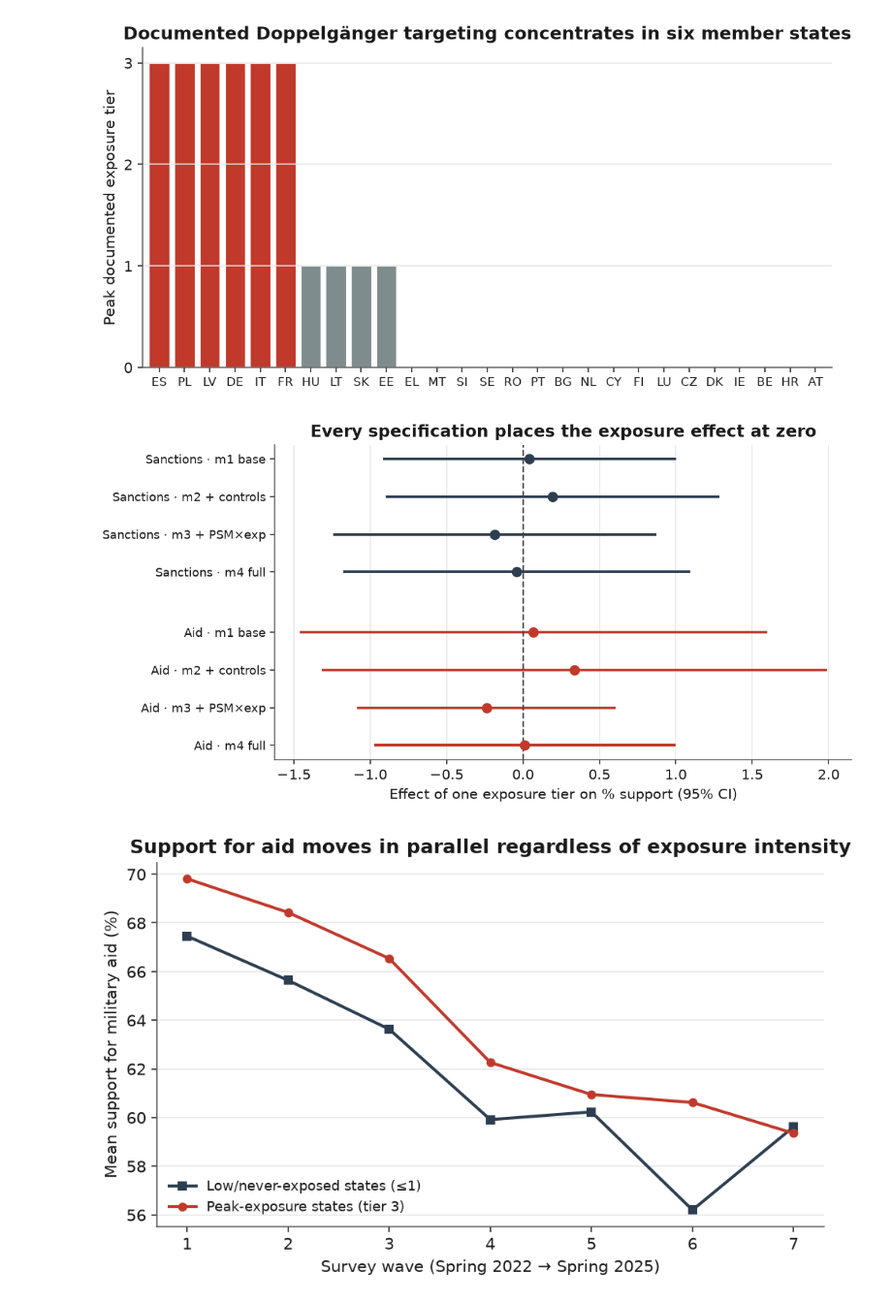
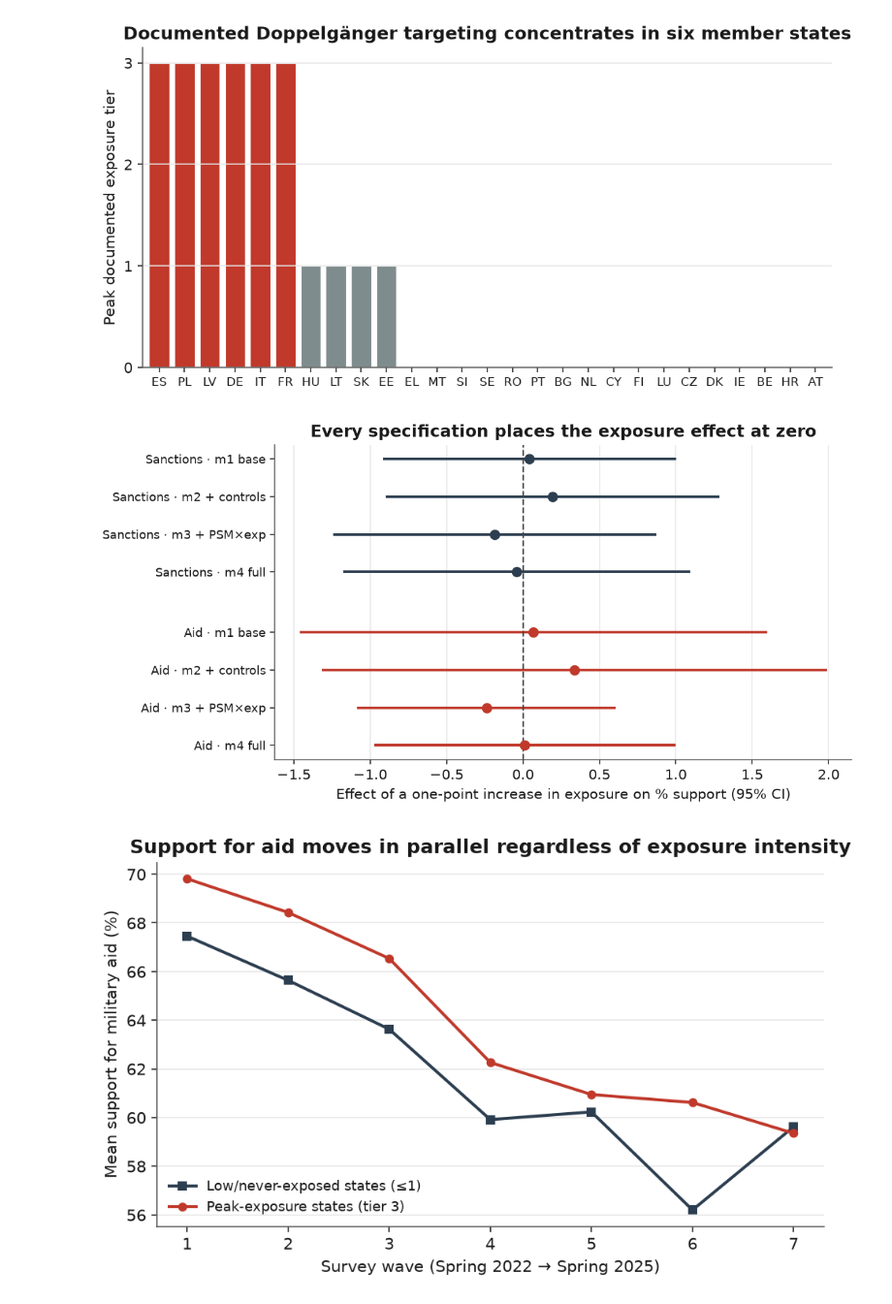
Before and after one commit to kam-eeel/pol380-research, a Jupyter notebook: analysis.ipynb, the cells around one changed output. Shown at 97% size. Cells and saved outputs as stored; diff of their text form; code cells hidden in the pictures.

Commit message:
updated figure captions

```diff
--- a/analysis.ipynb
+++ b/analysis.ipynb
@@ -817,35 +817,35 @@ specs = [("m1 base", "exposure"),
          ("m3 + PSM×exp", "exposure + exposure:psm_z"),
          ("m4 full", "exposure + exposure:psm_z + gdp_pc + hicp + displaced_share")]
 
 rows = []
 
 for dv, dvlab in [("support_aid", "Aid"), ("support_sanctions", "Sanctions")]:
     for name, rhs in specs:
         m = pf.feols(f"{dv} ~ {rhs} | iso2 + wave_num", panel, vcov={"CRV1": "iso2"})  # type: ignore[arg-type]
         rows.append((dvlab, name, m.coef()["exposure"], m.confint().loc["exposure"].tolist()))
 
 cf = pd.DataFrame(rows, columns=["dv", "spec", "b", "ci"])
 
 fig, ax = plt.subplots(figsize=(8, 4.4))
 ypos, ylabels, y = [], [], 0
 
 for dvlab, grp in cf.groupby("dv", sort=False):
     for _, r in grp.iloc[::-1].iterrows():
         lo, hi = r["ci"]; col = ACCENT if dvlab == "Aid" else NAVY
         ax.plot([lo, hi], [y, y], color=col, lw=2)
         ax.plot(r["b"], y, "o", color=col, ms=7, zorder=3)
         ypos.append(y); ylabels.append(f"{dvlab} · {r['spec']}"); y += 1
     y += 0.6
 
 ax.axvline(0, color=ZERO, ls="--", lw=1.2)
 ax.set_yticks(ypos); ax.set_yticklabels(ylabels, fontsize=9)
-ax.set_xlabel("Effect of one exposure tier on % support (95% CI)")
+ax.set_xlabel("Effect of a one-point increase in exposure on % support (95% CI)")
 ax.set_title("Every specification places the exposure effect at zero")
 ax.grid(axis="y", visible=False)
 fig.savefig("output/figures/fig2_coefficient_plot.png")
 plt.show()
 # %% [output]
-[figure, old version]
+[figure, new version]
 # %%
 # Fig 3 — descriptive aid-support trends, peak-exposure vs low-exposure states
 peak = panel.groupby("iso2")["exposure"].max()
```
Also changed, not shown: 1 other file.
